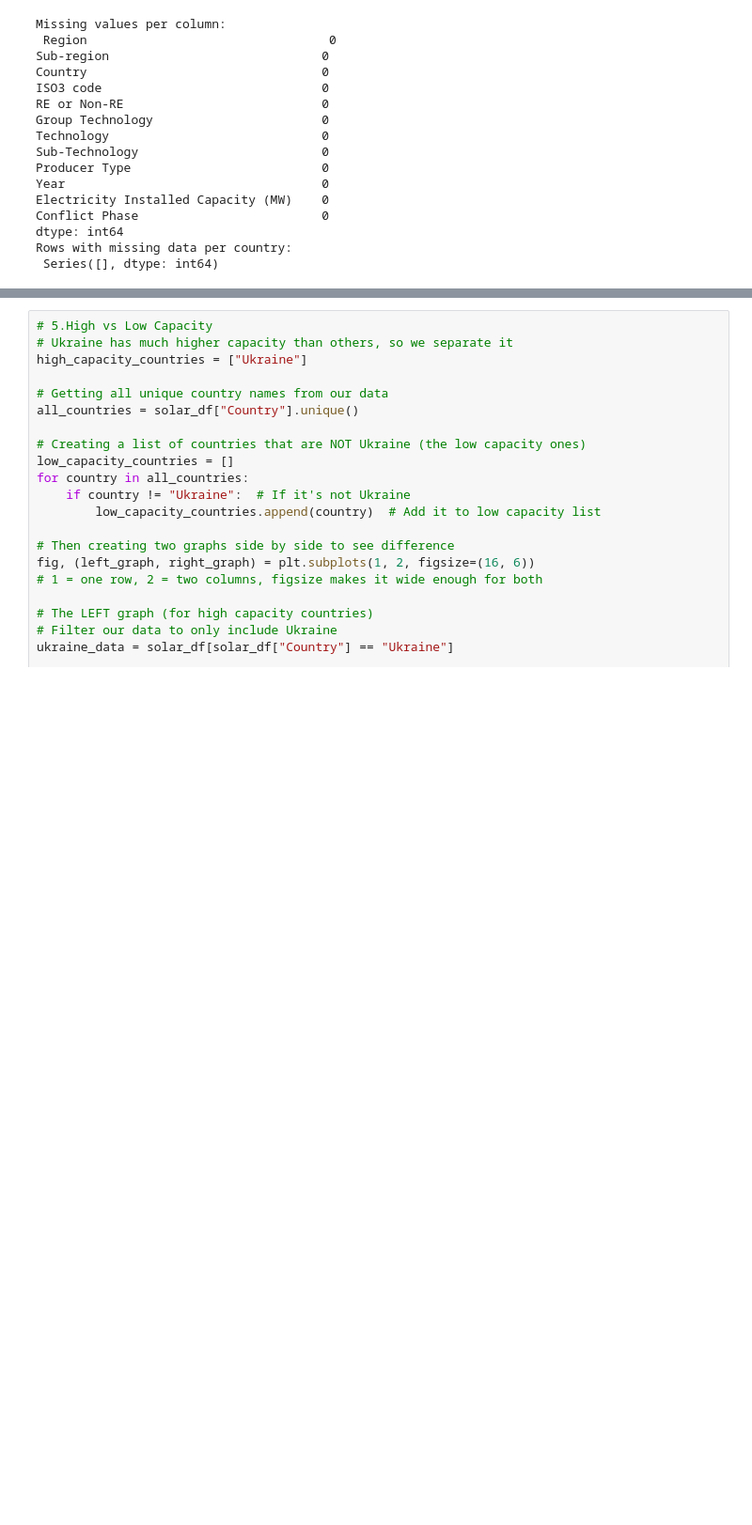
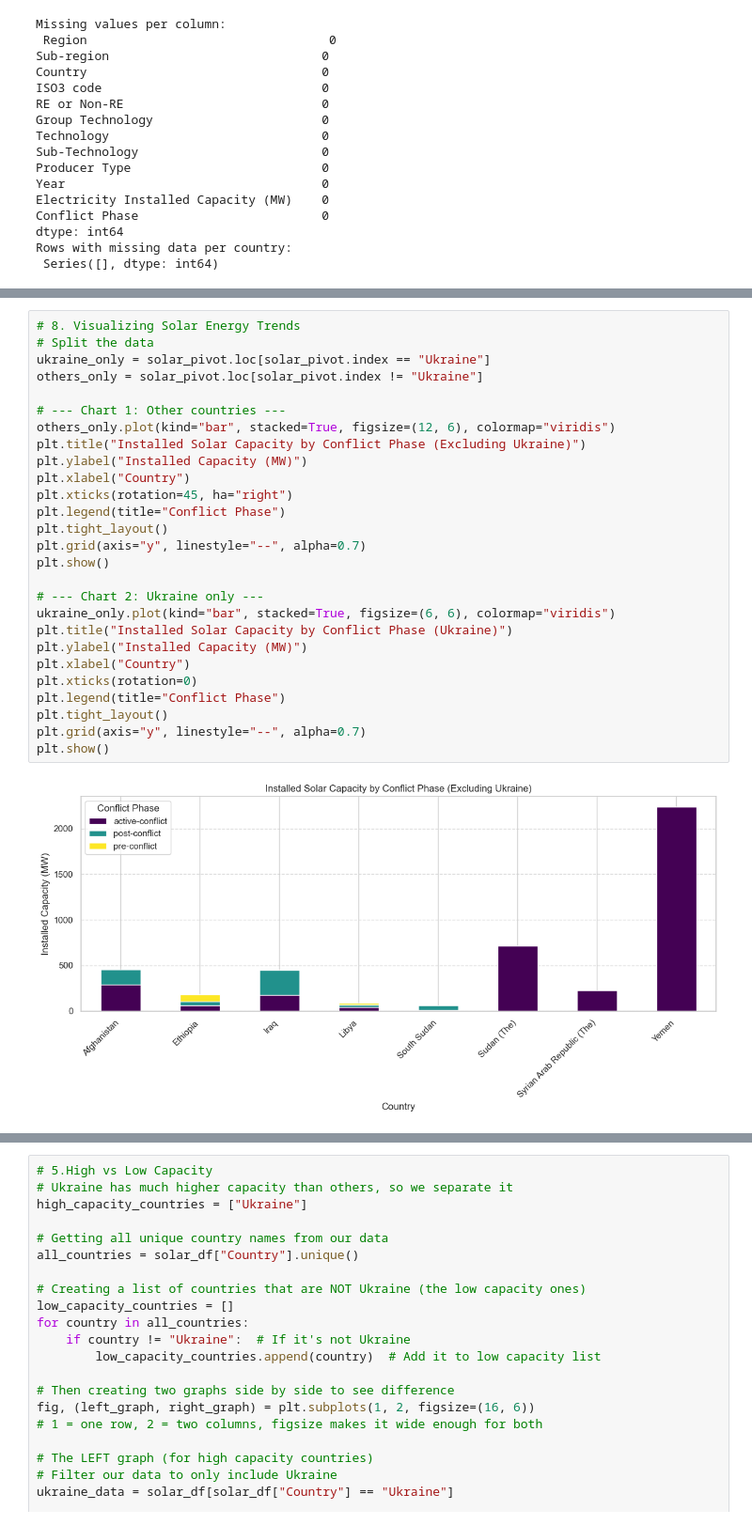
Before and after one commit to MIT-Emerging-Talent/ET6-CDSP-group-08-repo, a Jupyter notebook: 4_data_analysis/phases_analysis.ipynb, the cells around one changed output, grey strips where cells are left out. Shown at 94% size. Saved outputs shown, nothing was run; the diff lists cells and outputs as text; blank space fills up the shorter version.

Commit message:
phases analysis update

```diff
--- a/4_data_analysis/phases_analysis.ipynb
+++ b/4_data_analysis/phases_analysis.ipynb
@@ -182,0 +184,29 @@ Yemen                               2236.02           0.00          2.37
+# %%
+# 8. Visualizing Solar Energy Trends
+# Split the data
+ukraine_only = solar_pivot.loc[solar_pivot.index == "Ukraine"]
+others_only = solar_pivot.loc[solar_pivot.index != "Ukraine"]
+
+# --- Chart 1: Other countries ---
+others_only.plot(kind="bar", stacked=True, figsize=(12, 6), colormap="viridis")
+plt.title("Installed Solar Capacity by Conflict Phase (Excluding Ukraine)")
+plt.ylabel("Installed Capacity (MW)")
+plt.xlabel("Country")
+plt.xticks(rotation=45, ha="right")
+plt.legend(title="Conflict Phase")
+plt.tight_layout()
+plt.grid(axis="y", linestyle="--", alpha=0.7)
+plt.show()
+
+# --- Chart 2: Ukraine only ---
+ukraine_only.plot(kind="bar", stacked=True, figsize=(6, 6), colormap="viridis")
+plt.title("Installed Solar Capacity by Conflict Phase (Ukraine)")
+plt.ylabel("Installed Capacity (MW)")
+plt.xlabel("Country")
+plt.xticks(rotation=0)
+plt.legend(title="Conflict Phase")
+plt.tight_layout()
+plt.grid(axis="y", linestyle="--", alpha=0.7)
+plt.show()
+# %% [output]
+[figure, added]
```
Also changed, not shown: parts of 15 cells of this notebook.
